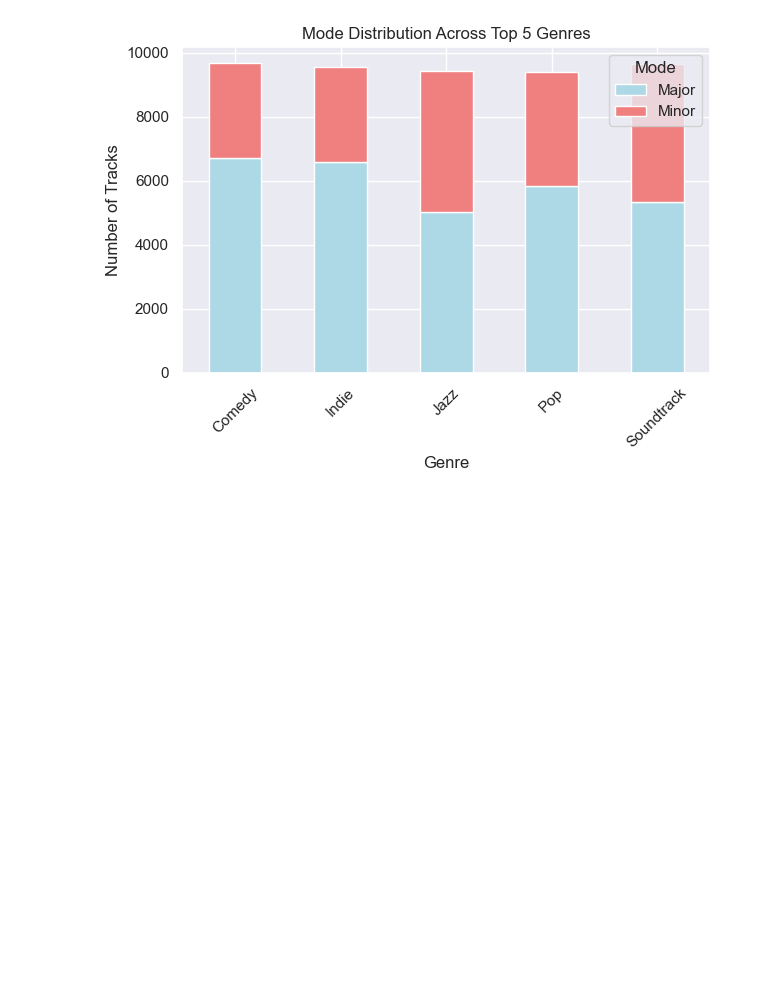
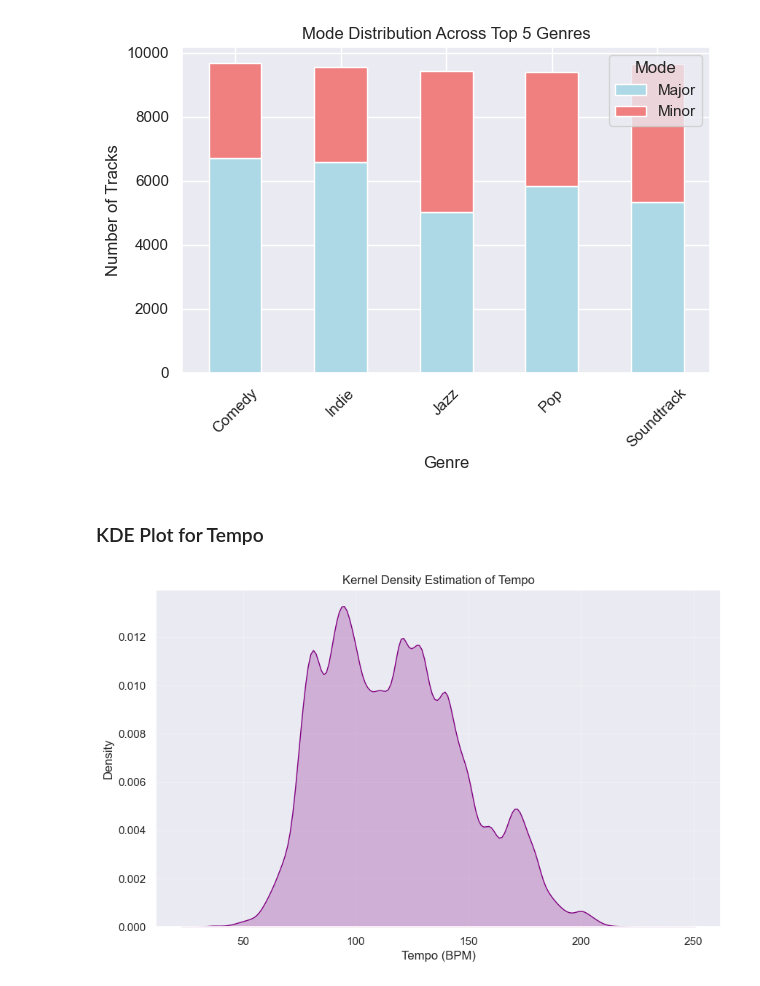
Before and after one commit to aghabidareh/SpotifyAnalyzer, a Jupyter notebook: main.ipynb, the cells around one changed output. Drawn from its saved outputs; the diff is of its cells as text; code cells hidden in the pictures; blank space fills up the shorter version.

Commit message:
plot-and-KDE-plot

```diff
--- a/main.ipynb
+++ b/main.ipynb
@@ -448,3 +448,15 @@ plt.show()
 # %% [output]
 <Figure size 1000x600 with 0 Axes>
 [figure]
+# %% [markdown]
+### KDE Plot for Tempo
+# %%
+plt.figure(figsize=(10, 6))
+sns.kdeplot(data['tempo'], color='purple', fill=True)
+plt.title('Kernel Density Estimation of Tempo')
+plt.xlabel('Tempo (BPM)')
+plt.ylabel('Density')
+plt.grid(True, alpha=0.3)
+plt.show()
+# %% [output]
+[figure, added]
```
